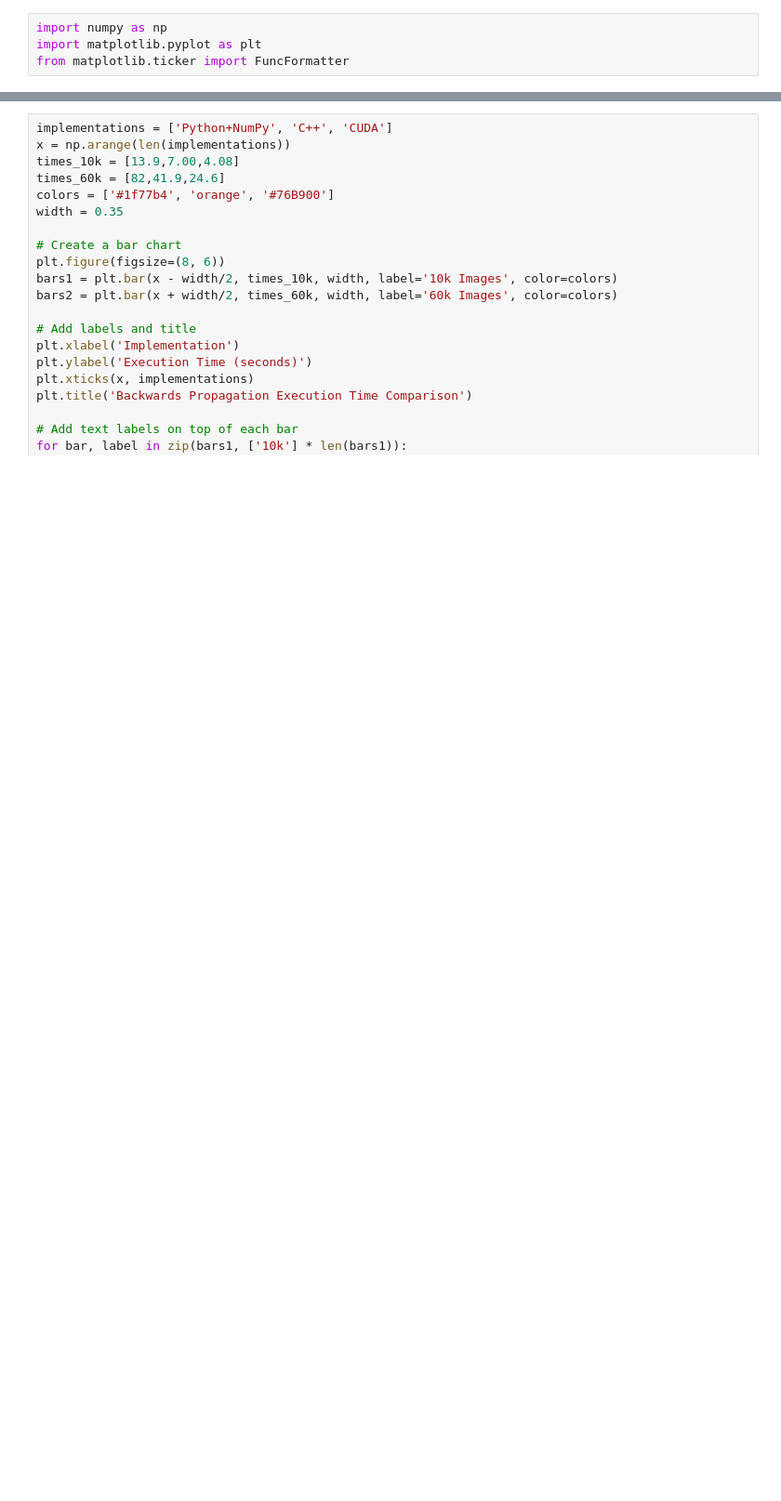
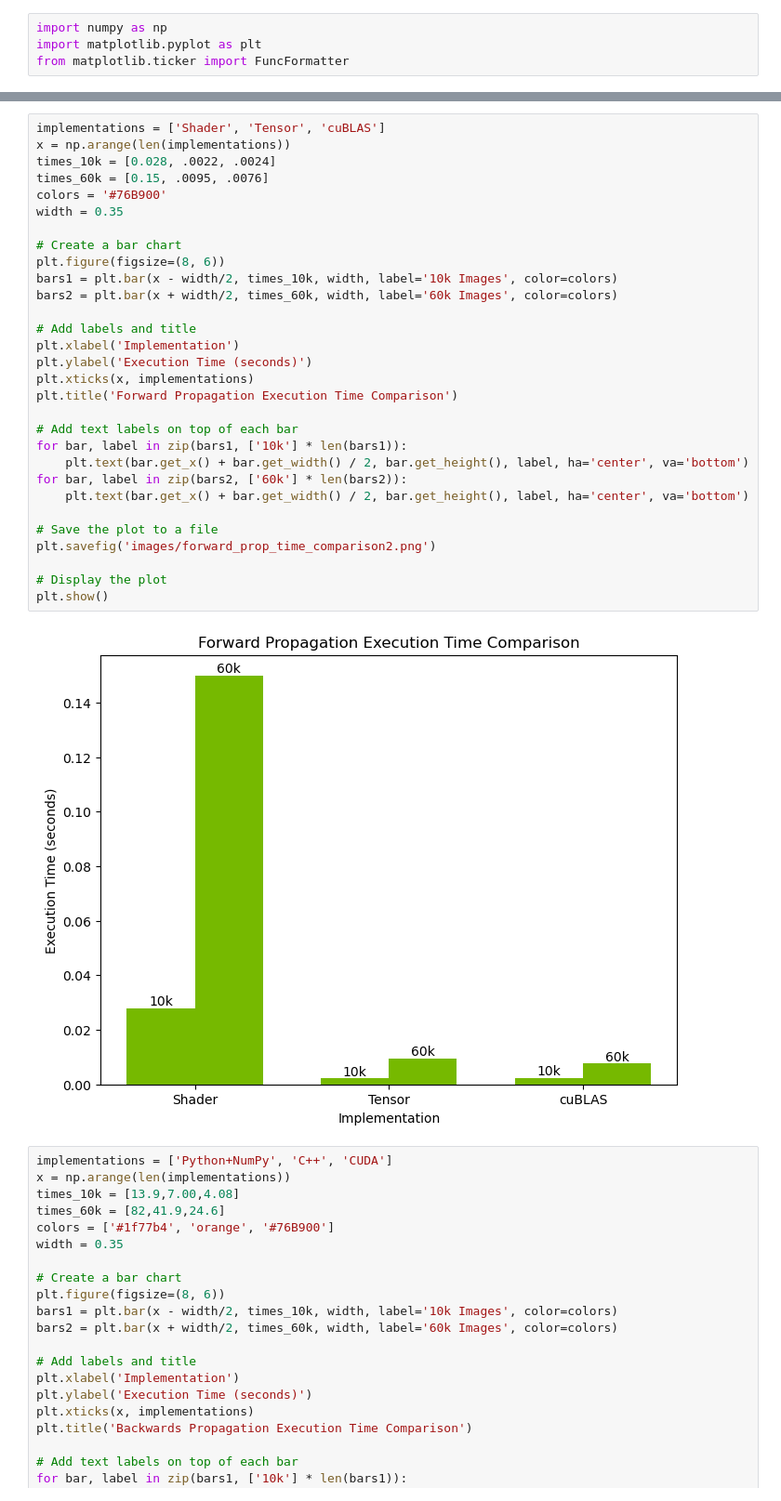
Before and after one commit to t-makaro/586C-Project, a Jupyter notebook: report/graphs.ipynb, the cells around one changed output, grey strips where cells are left out. Shown at 93% size. Cells and saved outputs as stored; diff of their text form; blank space fills up the shorter version.

```diff
--- a/report/graphs.ipynb
+++ b/report/graphs.ipynb
@@ -37,3 +37,35 @@ plt.show()
+# %%
+implementations = ['Shader', 'Tensor', 'cuBLAS']
+x = np.arange(len(implementations))
+times_10k = [0.028, .0022, .0024]
+times_60k = [0.15, .0095, .0076]
+colors = '#76B900'
+width = 0.35
+
+# Create a bar chart
+plt.figure(figsize=(8, 6))
+bars1 = plt.bar(x - width/2, times_10k, width, label='10k Images', color=colors)
+bars2 = plt.bar(x + width/2, times_60k, width, label='60k Images', color=colors)
+
+# Add labels and title
+plt.xlabel('Implementation')
+plt.ylabel('Execution Time (seconds)')
+plt.xticks(x, implementations)
+plt.title('Forward Propagation Execution Time Comparison')
+
+# Add text labels on top of each bar
+for bar, label in zip(bars1, ['10k'] * len(bars1)):
+    plt.text(bar.get_x() + bar.get_width() / 2, bar.get_height(), label, ha='center', va='bottom')
+for bar, label in zip(bars2, ['60k'] * len(bars2)):
+    plt.text(bar.get_x() + bar.get_width() / 2, bar.get_height(), label, ha='center', va='bottom')
+
+# Save the plot to a file
+plt.savefig('images/forward_prop_time_comparison2.png')
+
+# Display the plot
+plt.show()
+# %% [output]
+[figure, added]
 # %%
 implementations = ['Python+NumPy', 'C++', 'CUDA']
 x = np.arange(len(implementations))
```
Also changed, not shown: parts of 1 cell of this notebook, 2 other files.
